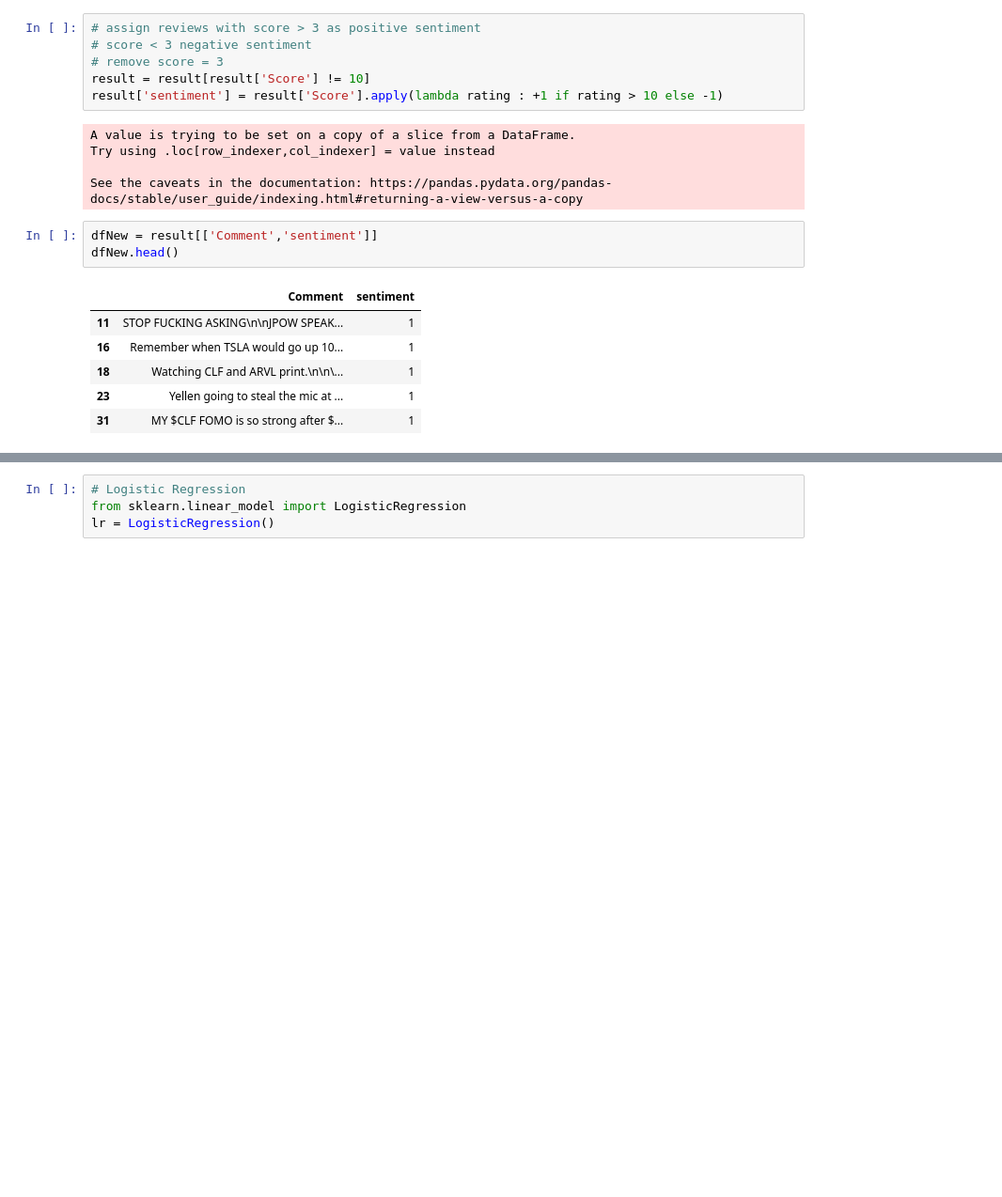
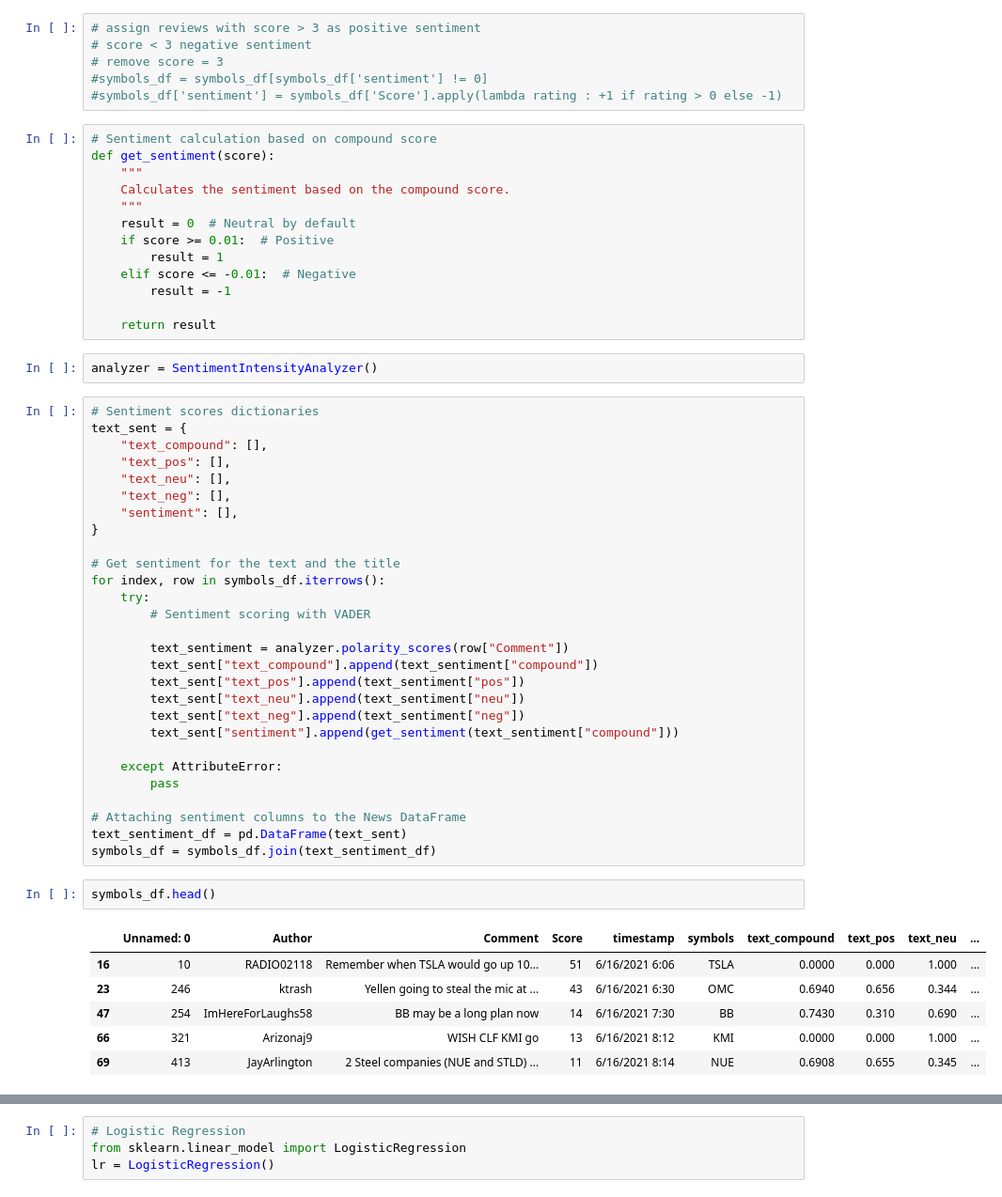
Before and after one commit to alexcroitoru/Meme-Stock-Analysis-Using-Python, a Jupyter notebook: Notebooks/Alex/Sentiment_WIP.ipynb, the cells around one changed output, grey strips where cells are left out. Shown: that part at 94% size. Cells and saved outputs as stored; diff of their text form; blank space fills up the shorter version.

```diff
--- a/Notebooks/Alex/Sentiment_WIP.ipynb
+++ b/Notebooks/Alex/Sentiment_WIP.ipynb
@@ -85,21 +116,58 @@ plt.show()
-# %%
-# assign reviews with score > 3 as positive sentiment
-# score < 3 negative sentiment
-# remove score = 3
-result = result[result['Score'] != 10]
-result['sentiment'] = result['Score'].apply(lambda rating : +1 if rating > 10 else -1)
-# %% [output]
-A value is trying to be set on a copy of a slice from a DataFrame.
-Try using .loc[row_indexer,col_indexer] = value instead
-
-See the caveats in the documentation: https://pandas.pydata.org/pandas-docs/stable/user_guide/indexing.html#returning-a-view-versus-a-copy
-# %%
-dfNew = result[['Comment','sentiment']]
-dfNew.head()
-# %% [output]
-|  | Comment | sentiment |
-| 11 | STOP FUCKING ASKING\n\nJPOW SPEAK... | 1 |
-| 16 | Remember when TSLA would go up 10... | 1 |
-| 18 | Watching CLF and ARVL print.\n\n\... | 1 |
-| 23 | Yellen going to steal the mic at ... | 1 |
-| 31 | MY $CLF FOMO is so strong after $... | 1 |
+# %%
+# assign reviews with score > 3 as positive sentiment
+# score < 3 negative sentiment
+# remove score = 3
+#symbols_df = symbols_df[symbols_df['sentiment'] != 0]
+#symbols_df['sentiment'] = symbols_df['Score'].apply(lambda rating : +1 if rating > 0 else -1)
+# %%
+# Sentiment calculation based on compound score
+def get_sentiment(score):
+    """
+    Calculates the sentiment based on the compound score.
+    """
+    result = 0  # Neutral by default
+    if score >= 0.01:  # Positive
+        result = 1
+    elif score <= -0.01:  # Negative
+        result = -1
+
+    return result
+# %%
+analyzer = SentimentIntensityAnalyzer()
+# %%
+# Sentiment scores dictionaries
+text_sent = {
+    "text_compound": [],
+    "text_pos": [],
+    "text_neu": [],
+    "text_neg": [],
+    "sentiment": [],
+}
+
+# Get sentiment for the text and the title
+for index, row in symbols_df.iterrows():
+    try:
+        # Sentiment scoring with VADER
+
+        text_sentiment = analyzer.polarity_scores(row["Comment"])
+        text_sent["text_compound"].append(text_sentiment["compound"])
+        text_sent["text_pos"].append(text_sentiment["pos"])
+        text_sent["text_neu"].append(text_sentiment["neu"])
+        text_sent["text_neg"].append(text_sentiment["neg"])
+        text_sent["sentiment"].append(get_sentiment(text_sentiment["compound"]))
+
+    except AttributeError:
+        pass
+
+# Attaching sentiment columns to the News DataFrame
+text_sentiment_df = pd.DataFrame(text_sent)
+symbols_df = symbols_df.join(text_sentiment_df)
+# %%
+symbols_df.head()
+# %% [output]
+|  | Unnamed: 0 | Author | Comment | Score | timestamp | symbols | text_compound | text_pos | text_neu | ... |
+| 16 | 10 | RADIO02118 | Remember when TSLA would go up 10... | 51 | 6/16/2021 6:06 | TSLA | 0.0000 | 0.000 | 1.000 | ... |
+| 23 | 246 | ktrash | Yellen going to steal the mic at ... | 43 | 6/16/2021 6:30 | OMC | 0.6940 | 0.656 | 0.344 | ... |
+| 47 | 254 | ImHereForLaughs58 | BB may be a long plan now | 14 | 6/16/2021 7:30 | BB | 0.7430 | 0.310 | 0.690 | ... |
+| 66 | 321 | Arizonaj9 | WISH CLF KMI go | 13 | 6/16/2021 8:12 | KMI | 0.0000 | 0.000 | 1.000 | ... |
+| 69 | 413 | JayArlington | 2 Steel companies (NUE and STLD) ... | 11 | 6/16/2021 8:14 | NUE | 0.6908 | 0.655 | 0.345 | ... |
```
Also changed, not shown: parts of 17 cells of this notebook, 9 other files.
